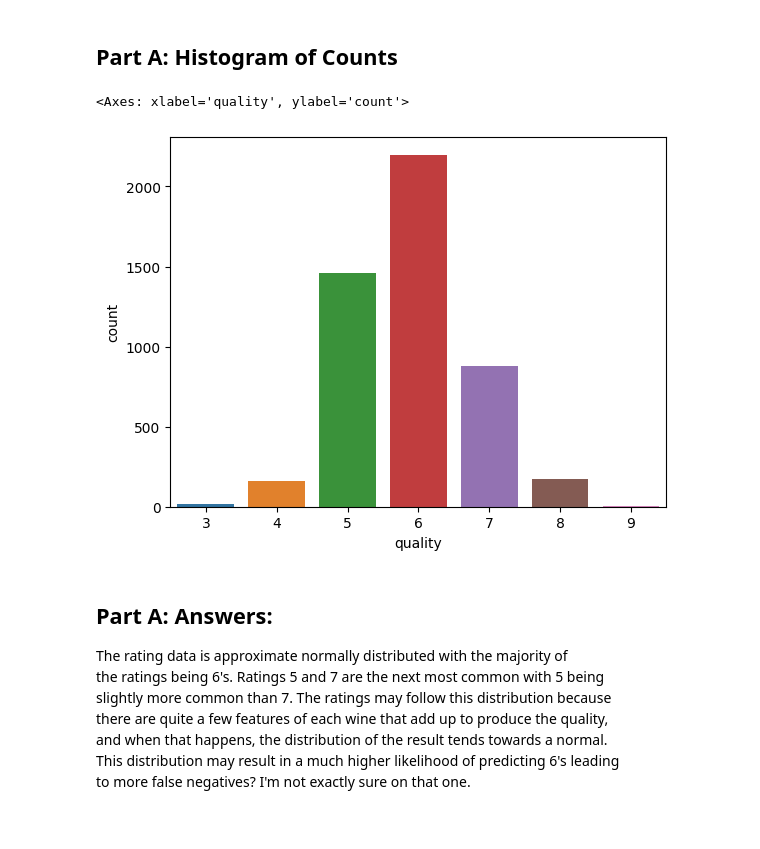
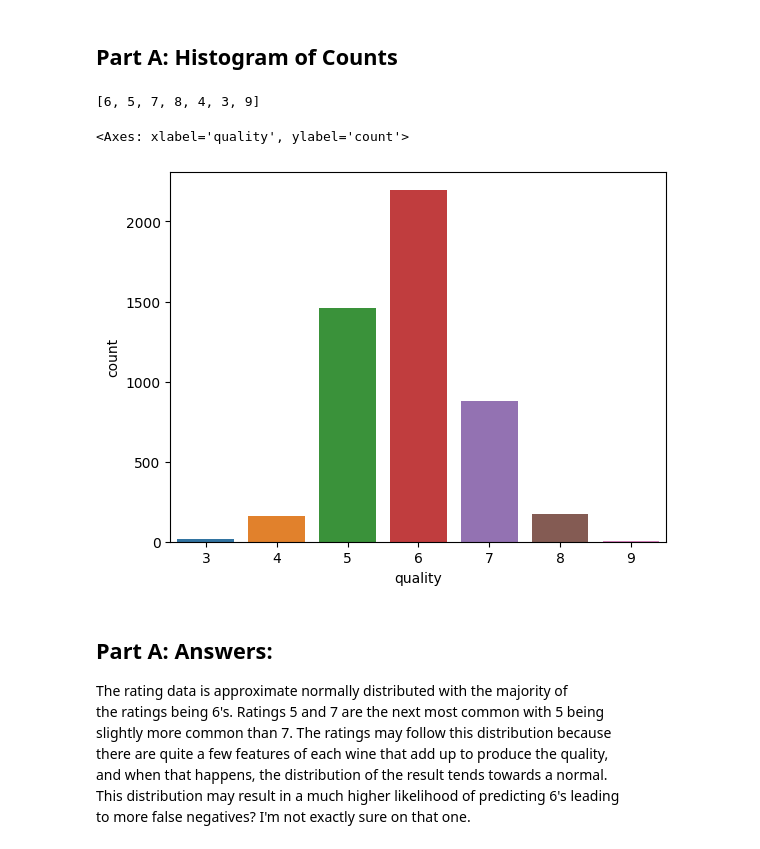
Before and after one commit to Syvven/CSCI-4980, a Jupyter notebook: homework3/hw3.ipynb, the cells around one changed output. Drawn from its saved outputs; the diff is of its cells as text; code cells hidden in the pictures.

```diff
--- a/homework3/hw3.ipynb
+++ b/homework3/hw3.ipynb
@@ -45,11 +48,18 @@ y_np = y_df.to_numpy()
 # **Problem 1: Visualizing Data**
 # %% [markdown]
 ## Part A: Histogram of Counts
-# %%
-sns.countplot(x=y_df)
-# %% [output]
-<Axes: xlabel='quality', ylabel='count'>
-[figure, removed]
+# %%
+unique_vals = []
+for i,val in enumerate(y_df):
+    if (val not in unique_vals):
+        unique_vals.append(val)
+print(unique_vals)
+
+sns.countplot(x=y_df)
+# %% [output]
+[6, 5, 7, 8, 4, 3, 9]
+<Axes: xlabel='quality', ylabel='count'>
+[figure, added]
 # %% [markdown]
 ## Part A: Answers:
 The rating data is approximate normally distributed with the majority of <br>
```
Also changed, not shown: parts of 17 cells of this notebook.
